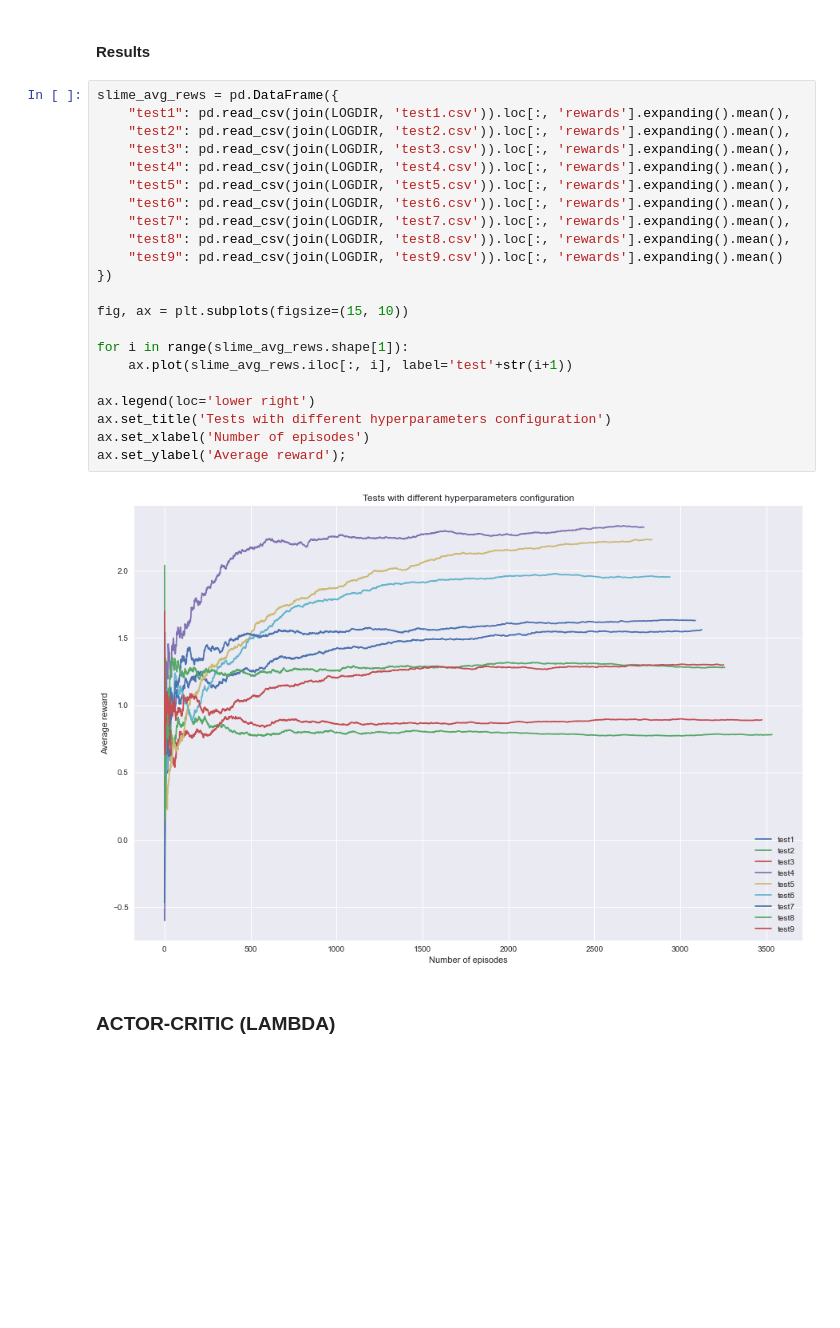
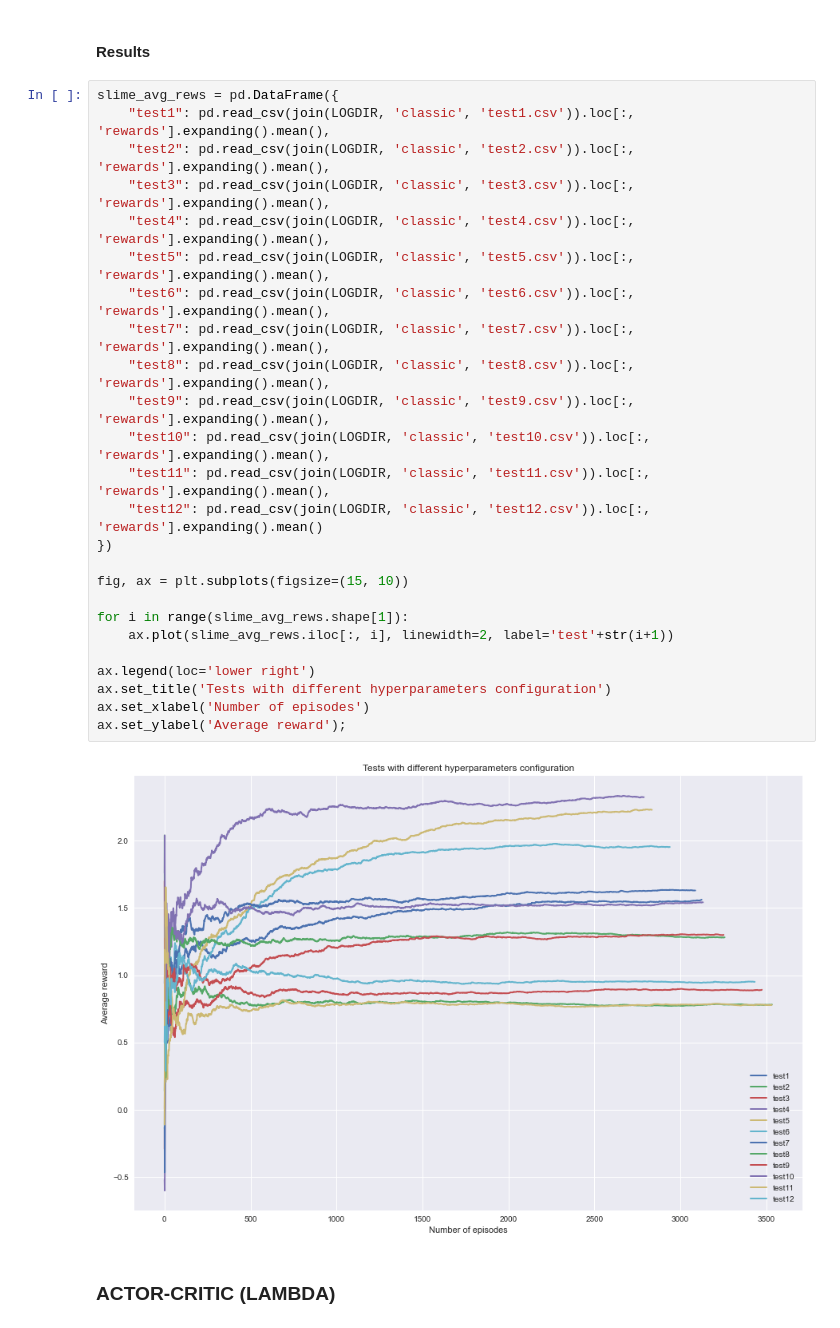
Before and after one commit to andreszpt/rl-slimevolley, a Jupyter notebook: src/classic_algorithms.ipynb, the cells around one changed output. Cells and saved outputs as stored; diff of their text form; blank space fills up the shorter version.

Commit message:
All tests from SARSA-LAMBDA

```diff
--- a/src/classic_algorithms.ipynb
+++ b/src/classic_algorithms.ipynb
@@ -231,28 +269,31 @@ plot_results(slime_info.loc[:, 'rewards'], slime_info.loc[:, 'lengths'],
 #### Results
 # %%
 slime_avg_rews = pd.DataFrame({
-    "test1": pd.read_csv(join(LOGDIR, 'test1.csv')).loc[:, 'rewards'].expanding().mean(),
-    "test2": pd.read_csv(join(LOGDIR, 'test2.csv')).loc[:, 'rewards'].expanding().mean(),
-    "test3": pd.read_csv(join(LOGDIR, 'test3.csv')).loc[:, 'rewards'].expanding().mean(),
-    "test4": pd.read_csv(join(LOGDIR, 'test4.csv')).loc[:, 'rewards'].expanding().mean(),
-    "test5": pd.read_csv(join(LOGDIR, 'test5.csv')).loc[:, 'rewards'].expanding().mean(),
-    "test6": pd.read_csv(join(LOGDIR, 'test6.csv')).loc[:, 'rewards'].expanding().mean(),
-    "test7": pd.read_csv(join(LOGDIR, 'test7.csv')).loc[:, 'rewards'].expanding().mean(),
-    "test8": pd.read_csv(join(LOGDIR, 'test8.csv')).loc[:, 'rewards'].expanding().mean(),
-    "test9": pd.read_csv(join(LOGDIR, 'test9.csv')).loc[:, 'rewards'].expanding().mean()
+    "test1": pd.read_csv(join(LOGDIR, 'classic', 'test1.csv')).loc[:, 'rewards'].expanding().mean(),
+    "test2": pd.read_csv(join(LOGDIR, 'classic', 'test2.csv')).loc[:, 'rewards'].expanding().mean(),
+    "test3": pd.read_csv(join(LOGDIR, 'classic', 'test3.csv')).loc[:, 'rewards'].expanding().mean(),
+    "test4": pd.read_csv(join(LOGDIR, 'classic', 'test4.csv')).loc[:, 'rewards'].expanding().mean(),
+    "test5": pd.read_csv(join(LOGDIR, 'classic', 'test5.csv')).loc[:, 'rewards'].expanding().mean(),
+    "test6": pd.read_csv(join(LOGDIR, 'classic', 'test6.csv')).loc[:, 'rewards'].expanding().mean(),
+    "test7": pd.read_csv(join(LOGDIR, 'classic', 'test7.csv')).loc[:, 'rewards'].expanding().mean(),
+    "test8": pd.read_csv(join(LOGDIR, 'classic', 'test8.csv')).loc[:, 'rewards'].expanding().mean(),
+    "test9": pd.read_csv(join(LOGDIR, 'classic', 'test9.csv')).loc[:, 'rewards'].expanding().mean(),
+    "test10": pd.read_csv(join(LOGDIR, 'classic', 'test10.csv')).loc[:, 'rewards'].expanding().mean(),
+    "test11": pd.read_csv(join(LOGDIR, 'classic', 'test11.csv')).loc[:, 'rewards'].expanding().mean(),
+    "test12": pd.read_csv(join(LOGDIR, 'classic', 'test12.csv')).loc[:, 'rewards'].expanding().mean()
 })
 
 fig, ax = plt.subplots(figsize=(15, 10))
 
 for i in range(slime_avg_rews.shape[1]):
-    ax.plot(slime_avg_rews.iloc[:, i], label='test'+str(i+1))
+    ax.plot(slime_avg_rews.iloc[:, i], linewidth=2, label='test'+str(i+1))
 
 ax.legend(loc='lower right')
 ax.set_title('Tests with different hyperparameters configuration')
 ax.set_xlabel('Number of episodes')
 ax.set_ylabel('Average reward');
 # %% [output]
-[figure, old version]
+[figure, new version]
 # %% [markdown]
 ### ACTOR-CRITIC (LAMBDA)
 # %% [markdown]
```
Also changed, not shown: parts of 14 cells of this notebook, 6 other files.
